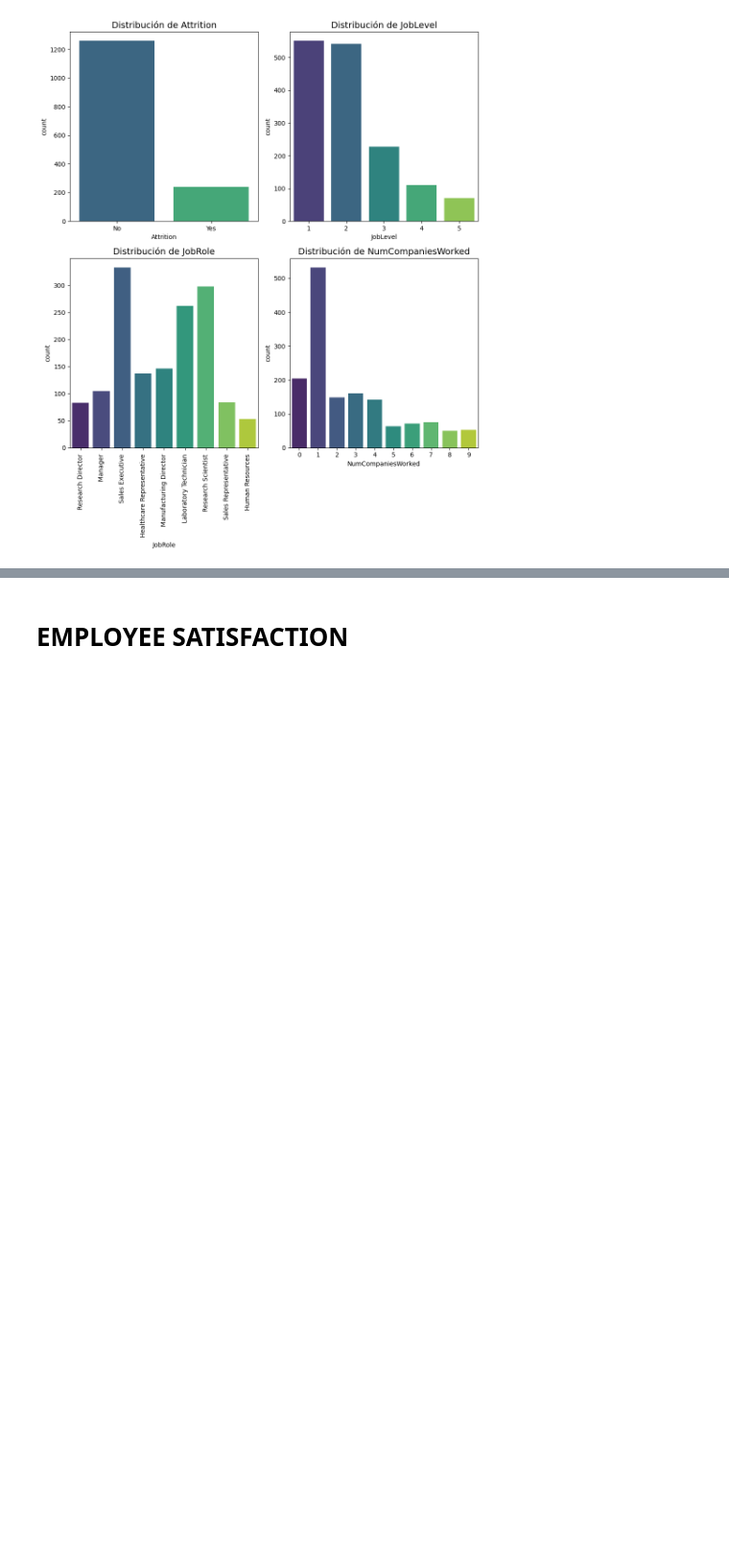
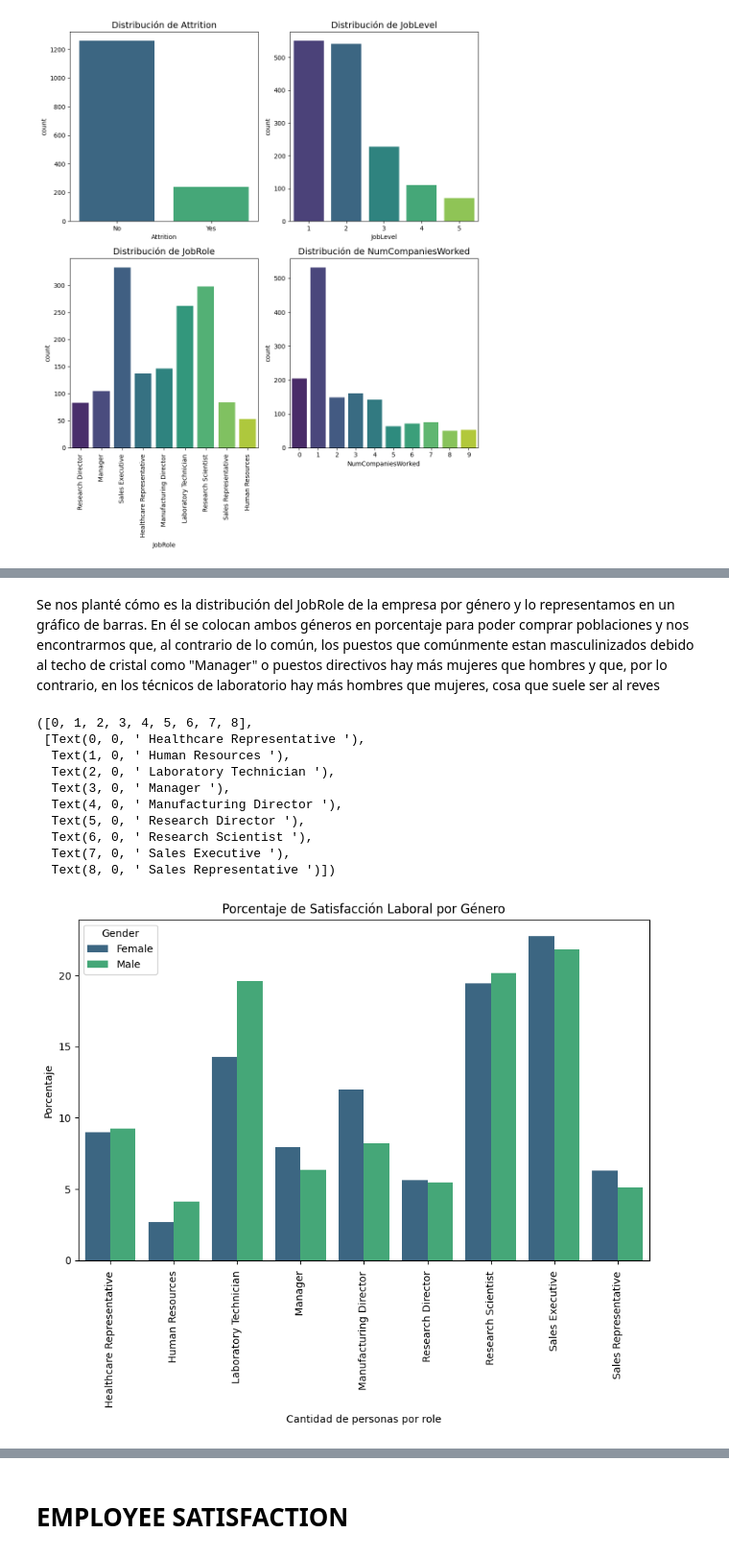
Before and after one commit to luzmarinahg/proyecto_eda_adalab, a Jupyter notebook: FASE 6-Reporte.ipynb, the cells around one changed output, grey strips where cells are left out. Shown at 96% size. Saved outputs shown, nothing was run; the diff lists cells and outputs as text; code cells hidden in the pictures; blank space fills up the shorter version.

```diff
--- a/FASE 6-Reporte.ipynb
+++ b/FASE 6-Reporte.ipynb
@@ -238,3 +169,35 @@ plt.xticks(rotation=90);
+# %% [markdown]
+Se nos planté cómo es la distribución del JobRole de la empresa por género y lo representamos en un gráfico de barras. En él se colocan ambos géneros en porcentaje para poder comprar poblaciones y nos encontrarmos que, al contrario de lo común, los puestos que comúnmente estan masculinizados debido al techo de cristal como "Manager" o puestos directivos hay más mujeres que hombres y que, por lo contrario, en los técnicos de laboratorio hay más hombres que mujeres, cosa que suele ser al reves
+# %%
+grouped = df.groupby(['Gender', 'JobRole']).size().reset_index(name='count')
+
+
+total_by_gender = df['Gender'].value_counts().reset_index()
+total_by_gender.columns = ['Gender', 'total']
+grouped = grouped.merge(total_by_gender, on='Gender')
+grouped['percentage'] = (grouped['count'] / grouped['total']) * 100
+
+
+plt.figure(figsize=(10, 6))
+sns.barplot(x='JobRole', y='percentage', hue='Gender', data=grouped,  palette = 'viridis')
+
+# Etiquetas y título
+plt.title('Porcentaje de Satisfacción Laboral por Género')
+plt.ylabel('Porcentaje')
+plt.xlabel('Cantidad de personas por role')
+plt.xticks(rotation = 90)
+# %% [output]
+([0, 1, 2, 3, 4, 5, 6, 7, 8],
+ [Text(0, 0, ' Healthcare Representative '),
+  Text(1, 0, ' Human Resources '),
+  Text(2, 0, ' Laboratory Technician '),
+  Text(3, 0, ' Manager '),
+  Text(4, 0, ' Manufacturing Director '),
+  Text(5, 0, ' Research Director '),
+  Text(6, 0, ' Research Scientist '),
+  Text(7, 0, ' Sales Executive '),
+  Text(8, 0, ' Sales Representative ')])
+[figure, added]
 # %%
 fig, axes = plt.subplots(nrows = 1, ncols = 2, figsize = (20, 5))
 
```
Also changed, not shown: parts of 24 cells of this notebook, 4 other files.
